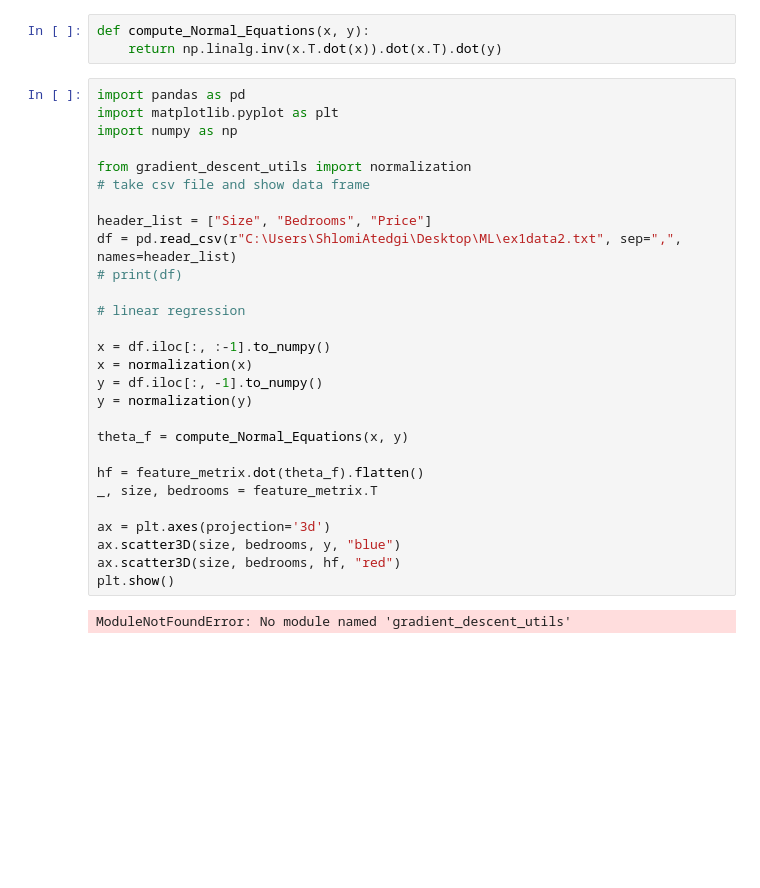
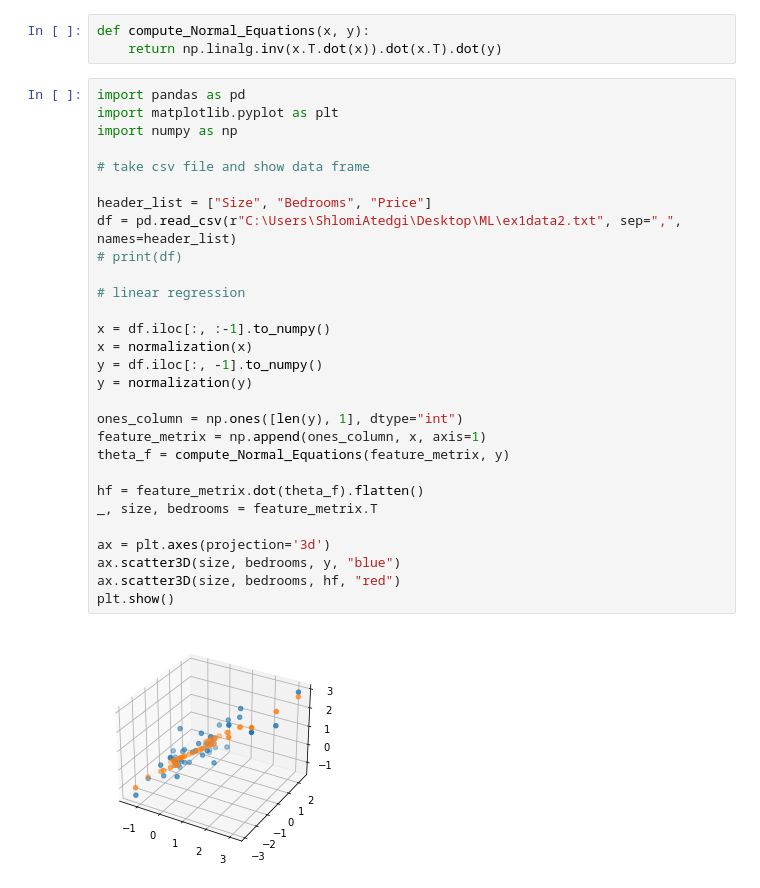
Before and after one commit to Shlomiated/ML, a Jupyter notebook: gradient_descent.ipynb, the cells around one changed output. Drawn from its saved outputs; the diff is of its cells as text; blank space fills up the shorter version.

Commit message:
fixed import

```diff
--- a/gradient_descent.ipynb
+++ b/gradient_descent.ipynb
@@ -87,30 +86,31 @@ def compute_Normal_Equations(x, y):
 # %%
 import pandas as pd
 import matplotlib.pyplot as plt
 import numpy as np
 
-from gradient_descent_utils import normalization
 # take csv file and show data frame
 
 header_list = ["Size", "Bedrooms", "Price"]
 df = pd.read_csv(r"C:\Users\ShlomiAtedgi\Desktop\ML\ex1data2.txt", sep=",", names=header_list)
 # print(df)
 
 # linear regression
 
 x = df.iloc[:, :-1].to_numpy()
 x = normalization(x)
 y = df.iloc[:, -1].to_numpy()
 y = normalization(y)
 
-theta_f = compute_Normal_Equations(x, y)
+ones_column = np.ones([len(y), 1], dtype="int")
+feature_metrix = np.append(ones_column, x, axis=1)
+theta_f = compute_Normal_Equations(feature_metrix, y)
 
 hf = feature_metrix.dot(theta_f).flatten()
 _, size, bedrooms = feature_metrix.T
 
 ax = plt.axes(projection='3d')
 ax.scatter3D(size, bedrooms, y, "blue")
 ax.scatter3D(size, bedrooms, hf, "red")
 plt.show()
 # %% [output]
-ModuleNotFoundError: No module named 'gradient_descent_utils'
+[figure, added]
```
Also changed, not shown: parts of 1 cell of this notebook.
